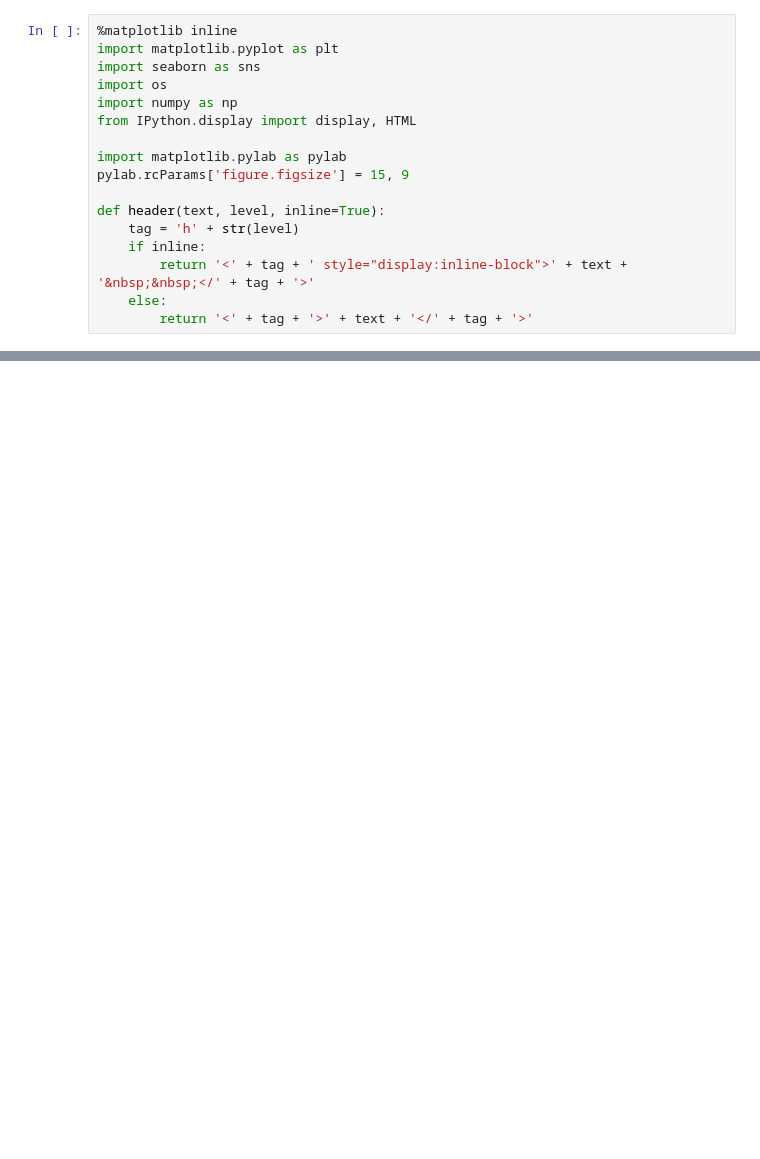
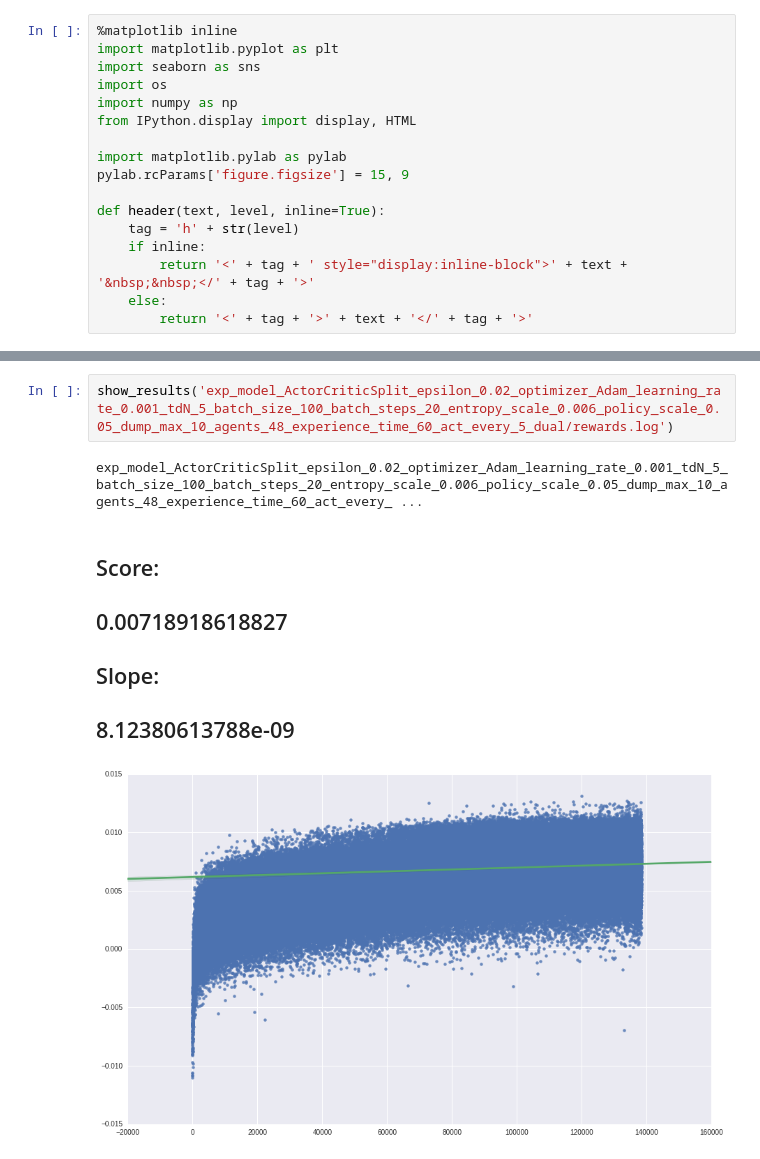
Before and after one commit to vladfi1/phillip, a Jupyter notebook: saves/result_plots_local.ipynb, the cells around one changed output, grey strips where cells are left out. Cells and saved outputs as stored; diff of their text form; blank space fills up the shorter version.

```diff
--- a/saves/result_plots_local.ipynb
+++ b/saves/result_plots_local.ipynb
@@ -66,0 +66,9 @@ def show_results(reward_log):
+# %%
+show_results('exp_model_ActorCriticSplit_epsilon_0.02_optimizer_Adam_learning_rate_0.001_tdN_5_batch_size_100_batch_steps_20_entropy_scale_0.006_policy_scale_0.05_dump_max_10_agents_48_experience_time_60_act_every_5_dual/rewards.log')
+# %% [output]
+exp_model_ActorCriticSplit_epsilon_0.02_optimizer_Adam_learning_rate_0.001_tdN_5_batch_size_100_batch_steps_20_entropy_scale_0.006_policy_scale_0.05_dump_max_10_agents_48_experience_time_60_act_every_ ...
+Score:
+0.00718918618827
+Slope:
+8.12380613788e-09
+[figure, added]
```
Also changed, not shown: parts of 29 cells of this notebook.
